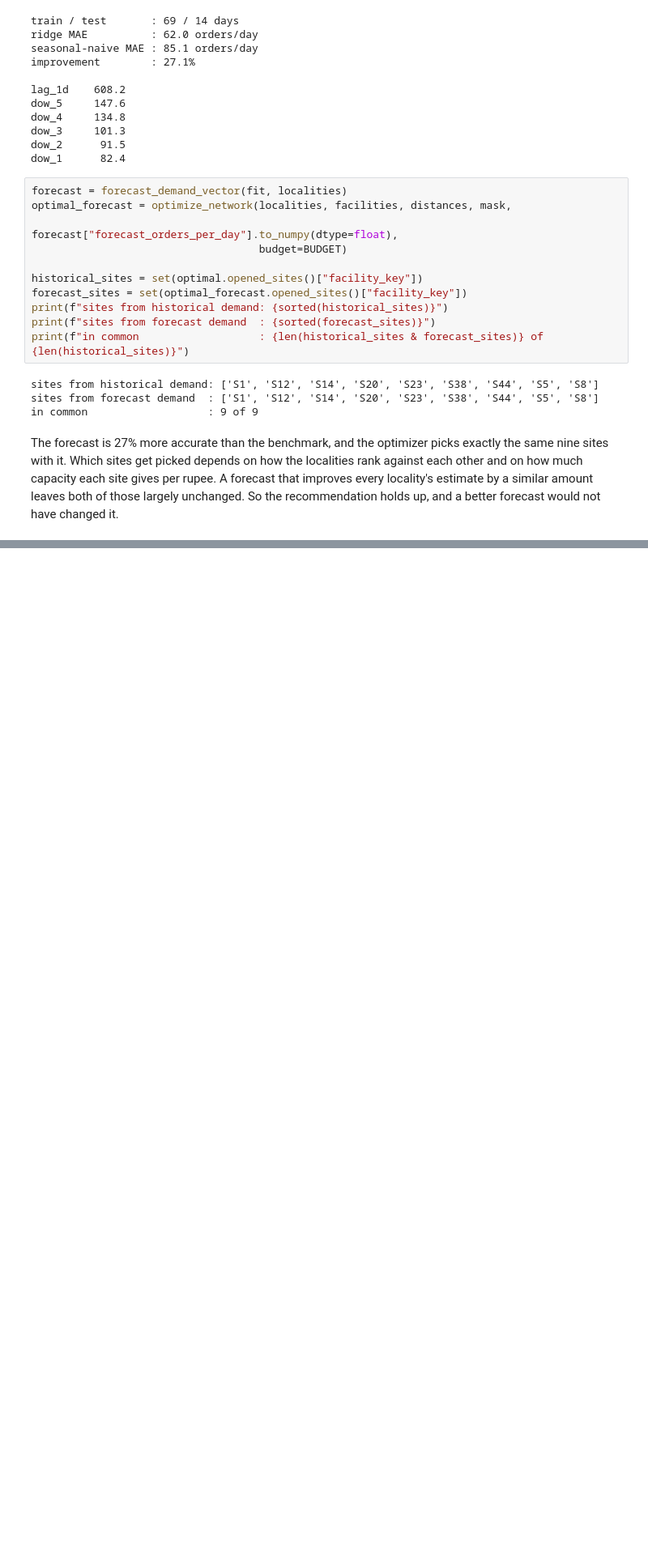
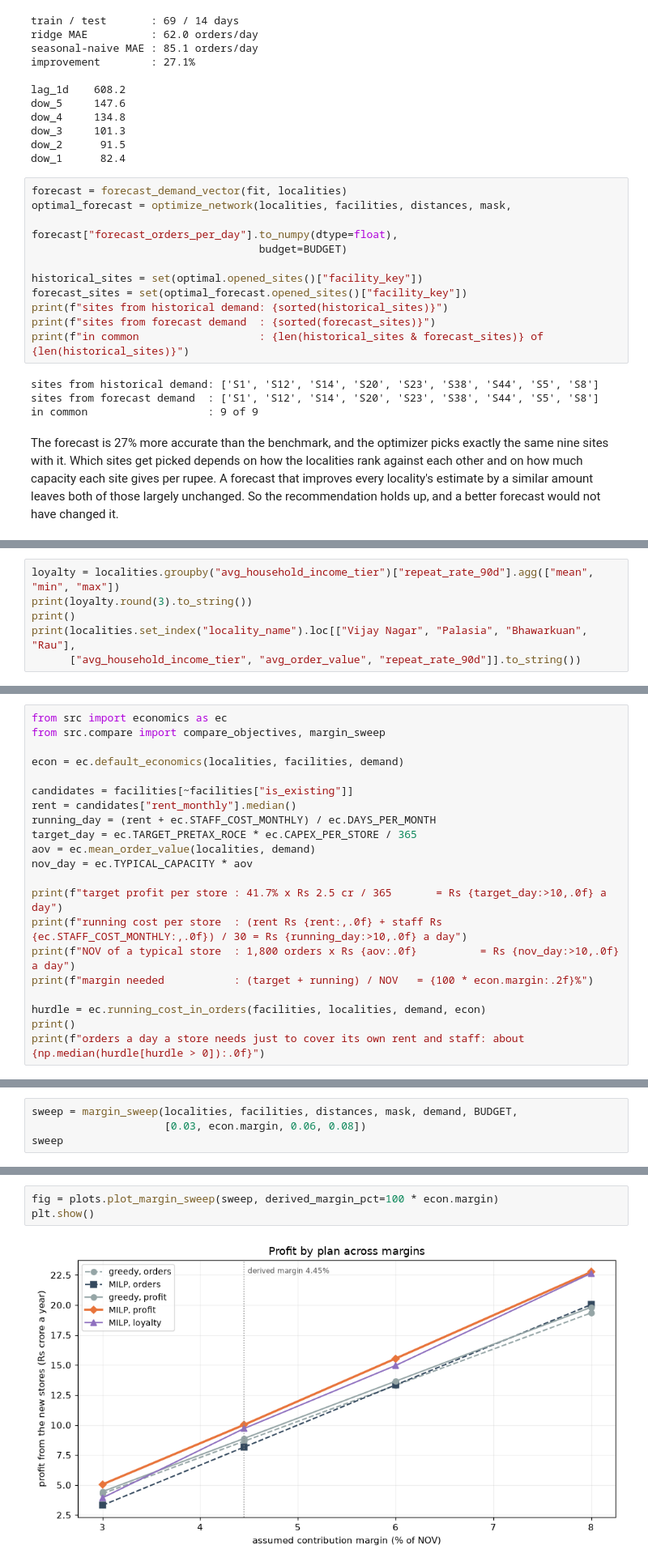
Before and after one commit to Amberss-Log/blinkit-darkstore-optimizer, a Jupyter notebook: notebook.ipynb, the cells around one changed output, grey strips where cells are left out. Shown at 81% size. Drawn from its saved outputs; the diff is of its cells as text; blank space fills up the shorter version.

Commit message:
Add profit-based objective, running costs and loyalty weighting

```diff
--- a/notebook.ipynb
+++ b/notebook.ipynb
@@ -759,0 +743,6 @@ version should weight localities by what their customers are worth.
+# %%
+loyalty = localities.groupby("avg_household_income_tier")["repeat_rate_90d"].agg(["mean", "min", "max"])
+print(loyalty.round(3).to_string())
+print()
+print(localities.set_index("locality_name").loc[["Vijay Nagar", "Palasia", "Bhawarkuan", "Rau"],
+      ["avg_household_income_tier", "avg_order_value", "repeat_rate_90d"]].to_string())
@@ -759,0 +773,21 @@ version should weight localities by what their customers are worth.
+# %%
+from src import economics as ec
+from src.compare import compare_objectives, margin_sweep
+
+econ = ec.default_economics(localities, facilities, demand)
+
+candidates = facilities[~facilities["is_existing"]]
+rent = candidates["rent_monthly"].median()
+running_day = (rent + ec.STAFF_COST_MONTHLY) / ec.DAYS_PER_MONTH
+target_day = ec.TARGET_PRETAX_ROCE * ec.CAPEX_PER_STORE / 365
+aov = ec.mean_order_value(localities, demand)
+nov_day = ec.TYPICAL_CAPACITY * aov
+
+print(f"target profit per store : 41.7% x Rs 2.5 cr / 365       = Rs {target_day:>10,.0f} a day")
+print(f"running cost per store  : (rent Rs {rent:,.0f} + staff Rs {ec.STAFF_COST_MONTHLY:,.0f}) / 30 = Rs {running_day:>10,.0f} a day")
+print(f"NOV of a typical store  : 1,800 orders x Rs {aov:.0f}          = Rs {nov_day:>10,.0f} a day")
+print(f"margin needed           : (target + running) / NOV   = {100 * econ.margin:.2f}%")
+
+hurdle = ec.running_cost_in_orders(facilities, localities, demand, econ)
+print()
+print(f"orders a day a store needs just to cover its own rent and staff: about {np.median(hurdle[hurdle > 0]):.0f}")
@@ -759,0 +850,4 @@ version should weight localities by what their customers are worth.
+# %%
+sweep = margin_sweep(localities, facilities, distances, mask, demand, BUDGET,
+                     [0.03, econ.margin, 0.06, 0.08])
+sweep
@@ -759,0 +861,5 @@ version should weight localities by what their customers are worth.
+# %%
+fig = plots.plot_margin_sweep(sweep, derived_margin_pct=100 * econ.margin)
+plt.show()
+# %% [output]
+[figure, added]
```
Also changed, not shown: parts of 20 cells of this notebook, 8 other files.
